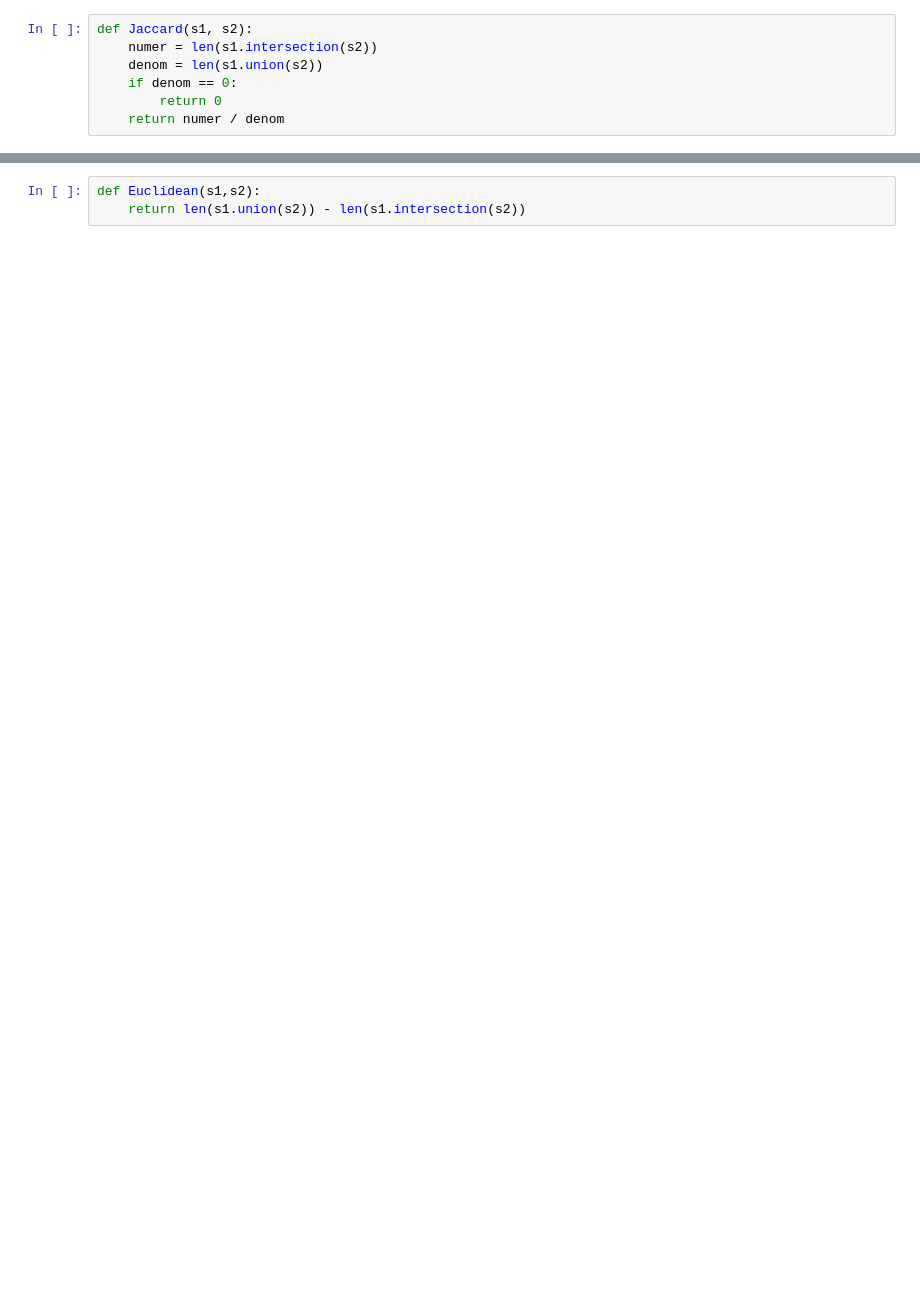
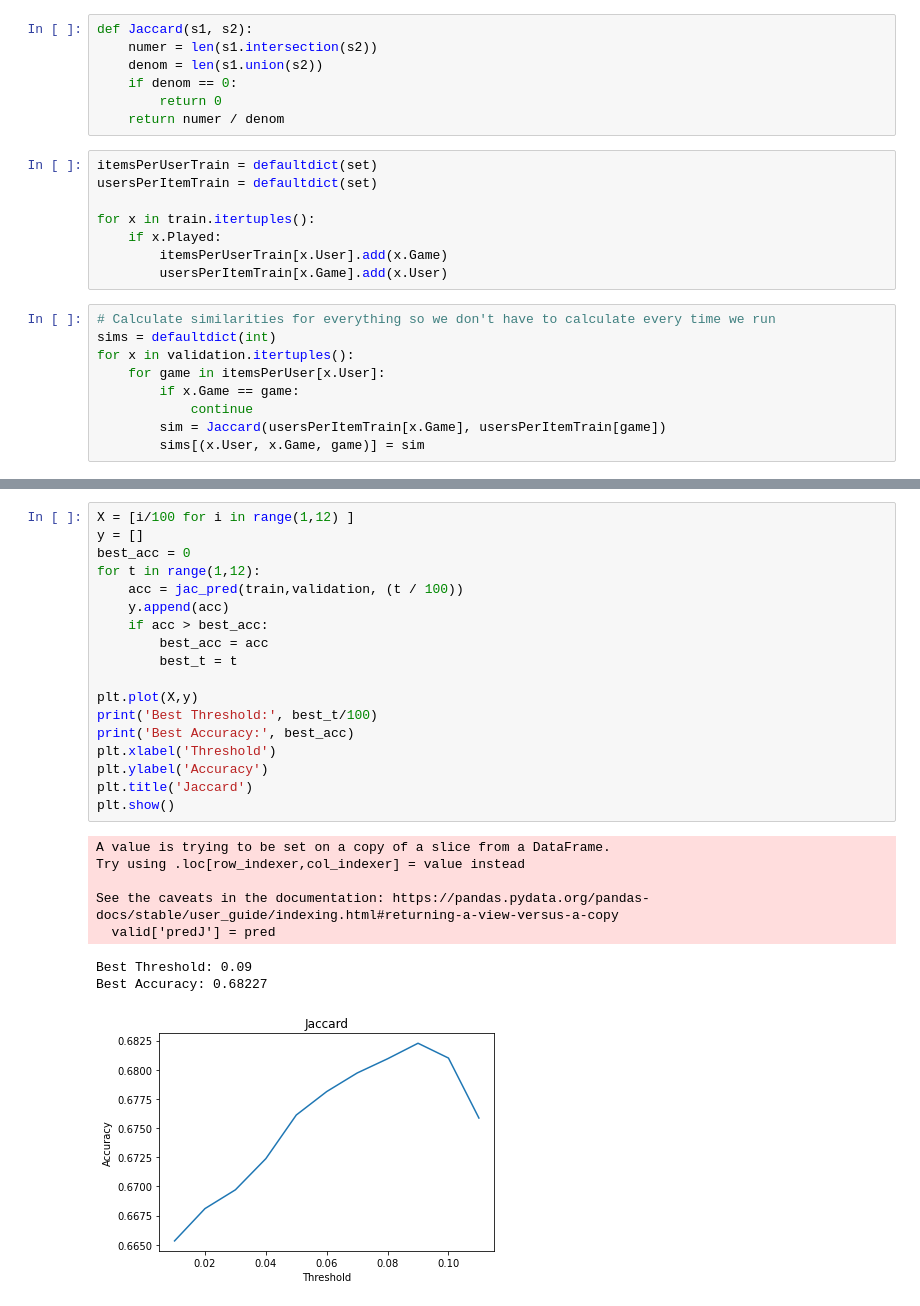
Before and after one commit to alw002/CSE158-A2, a Jupyter notebook: models.ipynb, the cells around one changed output, grey strips where cells are left out. Cells and saved outputs as stored; diff of their text form; blank space fills up the shorter version.

```diff
--- a/models.ipynb
+++ b/models.ipynb
@@ -100,4 +136,21 @@ def Jaccard(s1, s2):
     if denom == 0:
         return 0
     return numer / denom
+# %%
+itemsPerUserTrain = defaultdict(set)
+usersPerItemTrain = defaultdict(set)
+
+for x in train.itertuples():
+    if x.Played:
+        itemsPerUserTrain[x.User].add(x.Game)
+        usersPerItemTrain[x.Game].add(x.User)
+# %%
+# Calculate similarities for everything so we don't have to calculate every time we run
+sims = defaultdict(int)
+for x in validation.itertuples():
+    for game in itemsPerUser[x.User]:
+        if x.Game == game:
+            continue
+        sim = Jaccard(usersPerItemTrain[x.Game], usersPerItemTrain[game])
+        sims[(x.User, x.Game, game)] = sim
 # %%
@@ -142,3 +185,27 @@ jac_pred(train,validation)
-# %%
-def Euclidean(s1,s2):
-    return len(s1.union(s2)) - len(s1.intersection(s2))
+# %%
+X = [i/100 for i in range(1,12) ]
+y = []
+best_acc = 0
+for t in range(1,12):
+    acc = jac_pred(train,validation, (t / 100))
+    y.append(acc)
+    if acc > best_acc:
+        best_acc = acc
+        best_t = t
+
+plt.plot(X,y)
+print('Best Threshold:', best_t/100)
+print('Best Accuracy:', best_acc)
+plt.xlabel('Threshold')
+plt.ylabel('Accuracy')
+plt.title('Jaccard')
+plt.show()
+# %% [output]
+A value is trying to be set on a copy of a slice from a DataFrame.
+Try using .loc[row_indexer,col_indexer] = value instead
+
+See the caveats in the documentation: https://pandas.pydata.org/pandas-docs/stable/user_guide/indexing.html#returning-a-view-versus-a-copy
+  valid['predJ'] = pred
+Best Threshold: 0.09
+Best Accuracy: 0.68227
+[figure, added]
```
Also changed, not shown: parts of 14 cells of this notebook.
